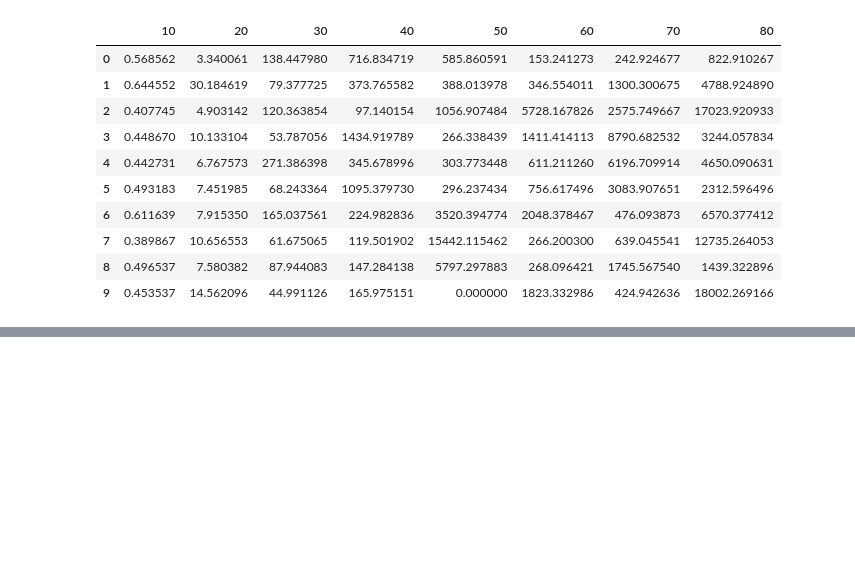
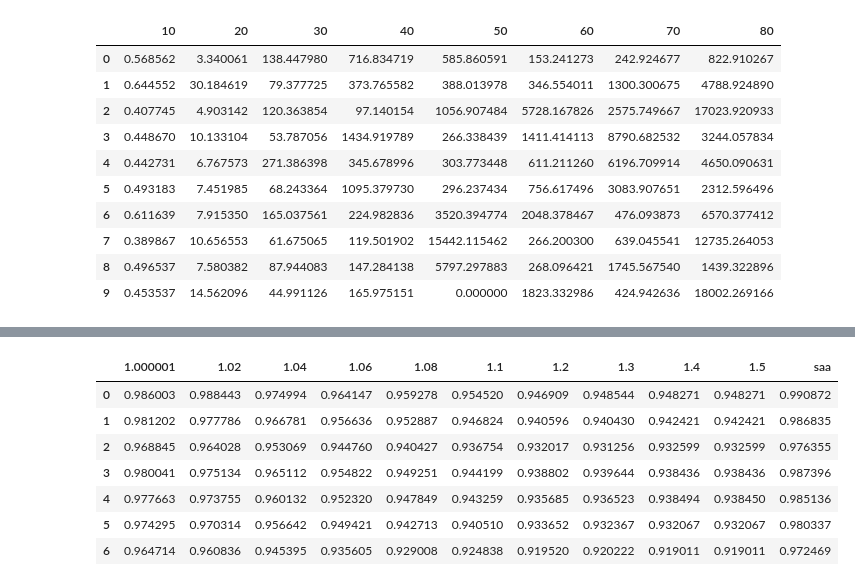
Before and after one commit to xunzhang-sjtu/Robust_scheduling_with_release_time, a Jupyter notebook: results_rand.ipynb, the cells around one changed output, grey strips where cells are left out. Saved outputs shown, nothing was run; the diff lists cells and outputs as text; code cells hidden in the pictures; blank space fills up the shorter version.

```diff
--- a/results_rand.ipynb
+++ b/results_rand.ipynb
@@ -406,0 +478,11 @@ pd.DataFrame(RS_time).to_csv( file_path +'time_rs.csv')
+# %%
+df_pt
+# %% [output]
+|  | 1.000001 | 1.02 | 1.04 | 1.06 | 1.08 | 1.1 | 1.2 | 1.3 | 1.4 | 1.5 | saa |
+| 0 | 0.986003 | 0.988443 | 0.974994 | 0.964147 | 0.959278 | 0.954520 | 0.946909 | 0.948544 | 0.948271 | 0.948271 | 0.990872 |
+| 1 | 0.981202 | 0.977786 | 0.966781 | 0.956636 | 0.952887 | 0.946824 | 0.940596 | 0.940430 | 0.942421 | 0.942421 | 0.986835 |
+| 2 | 0.968845 | 0.964028 | 0.953069 | 0.944760 | 0.940427 | 0.936754 | 0.932017 | 0.931256 | 0.932599 | 0.932599 | 0.976355 |
+| 3 | 0.980041 | 0.975134 | 0.965112 | 0.954822 | 0.949251 | 0.944199 | 0.938802 | 0.939644 | 0.938436 | 0.938436 | 0.987396 |
+| 4 | 0.977663 | 0.973755 | 0.960132 | 0.952320 | 0.947849 | 0.943259 | 0.935685 | 0.936523 | 0.938494 | 0.938450 | 0.985136 |
+| 5 | 0.974295 | 0.970314 | 0.956642 | 0.949421 | 0.942713 | 0.940510 | 0.933652 | 0.932367 | 0.932067 | 0.932067 | 0.980337 |
+| 6 | 0.964714 | 0.960836 | 0.945395 | 0.935605 | 0.929008 | 0.924838 | 0.919520 | 0.920222 | 0.919011 | 0.919011 | 0.972469 |
```
Also changed, not shown: parts of 9 cells of this notebook, 6 other files.
